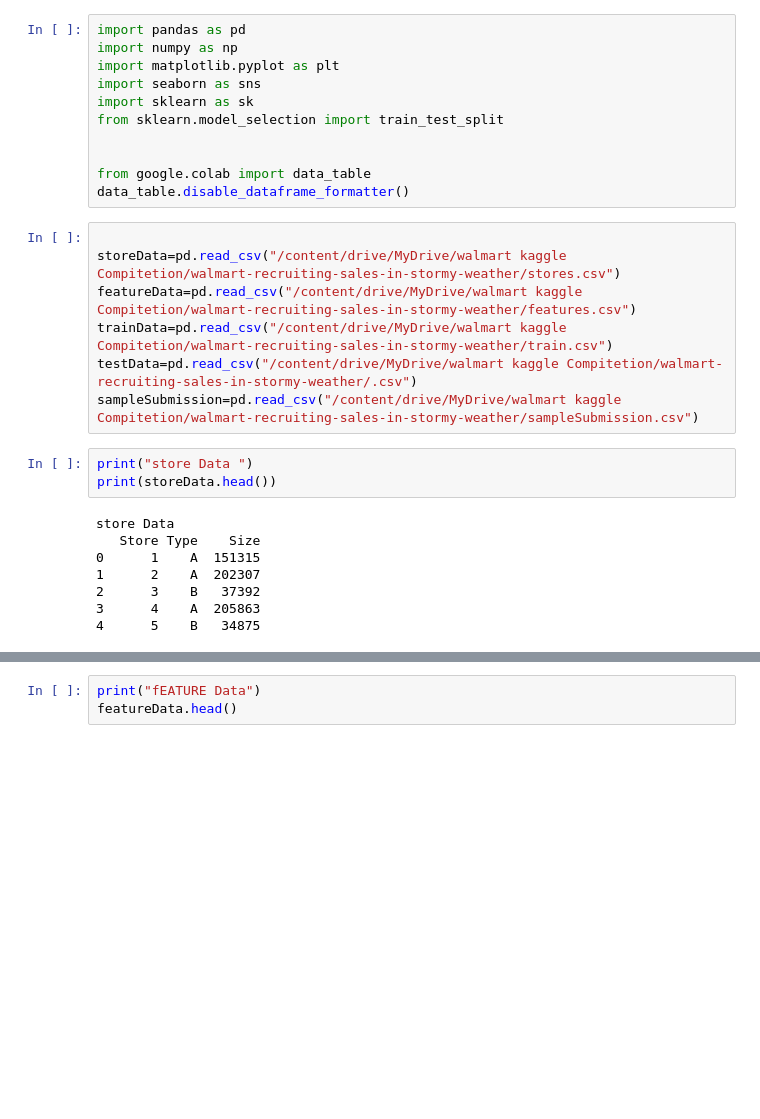
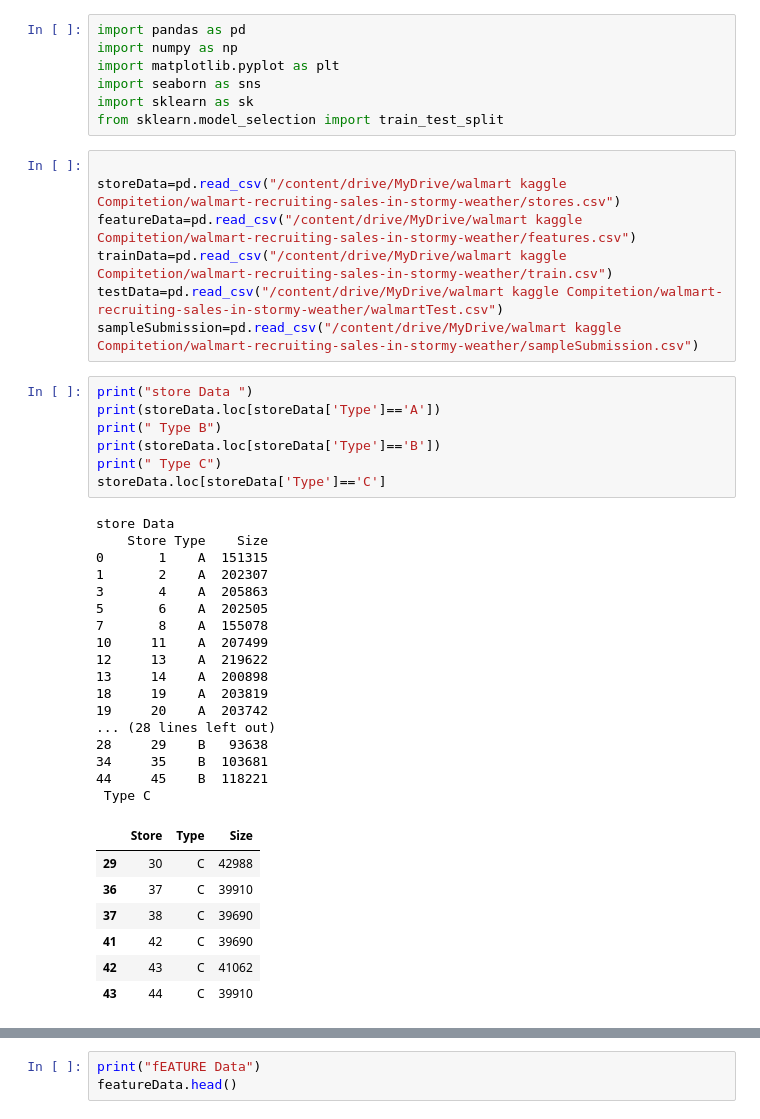
Before and after one commit to akashnarwal7/Walmart-kaggle-Compitetion, a Jupyter notebook: Walmart_Sales_Forecasting.ipynb, the cells around one changed output, grey strips where cells are left out. Cells and saved outputs as stored; diff of their text form; blank space fills up the shorter version.

```diff
--- a/Walmart_Sales_Forecasting.ipynb
+++ b/Walmart_Sales_Forecasting.ipynb
@@ -12,25 +12,42 @@ import matplotlib.pyplot as plt
 import seaborn as sns
 import sklearn as sk
 from sklearn.model_selection import train_test_split
-
-
-from google.colab import data_table
-data_table.disable_dataframe_formatter()
 # %%
 
 storeData=pd.read_csv("/content/drive/MyDrive/walmart kaggle Compitetion/walmart-recruiting-sales-in-stormy-weather/stores.csv")
 featureData=pd.read_csv("/content/drive/MyDrive/walmart kaggle Compitetion/walmart-recruiting-sales-in-stormy-weather/features.csv")
 trainData=pd.read_csv("/content/drive/MyDrive/walmart kaggle Compitetion/walmart-recruiting-sales-in-stormy-weather/train.csv")
-testData=pd.read_csv("/content/drive/MyDrive/walmart kaggle Compitetion/walmart-recruiting-sales-in-stormy-weather/.csv")
+testData=pd.read_csv("/content/drive/MyDrive/walmart kaggle Compitetion/walmart-recruiting-sales-in-stormy-weather/walmartTest.csv")
 sampleSubmission=pd.read_csv("/content/drive/MyDrive/walmart kaggle Compitetion/walmart-recruiting-sales-in-stormy-weather/sampleSubmission.csv")
-# %%
-print("store Data ")
-print(storeData.head())
-# %% [output]
-store Data
-   Store Type    Size
-0      1    A  151315
-1      2    A  202307
-2      3    B   37392
-3      4    A  205863
-4      5    B   34875
+# %%
+print("store Data ")
+print(storeData.loc[storeData['Type']=='A'])
+print(" Type B")
+print(storeData.loc[storeData['Type']=='B'])
+print(" Type C")
+storeData.loc[storeData['Type']=='C']
+# %% [output]
+store Data
+    Store Type    Size
+0       1    A  151315
+1       2    A  202307
+3       4    A  205863
+5       6    A  202505
+7       8    A  155078
+10     11    A  207499
+12     13    A  219622
+13     14    A  200898
+18     19    A  203819
+19     20    A  203742
+... (28 lines left out)
+28     29    B   93638
+34     35    B  103681
+44     45    B  118221
+ Type C
+|  | Store | Type | Size |
+| 29 | 30 | C | 42988 |
+| 36 | 37 | C | 39910 |
+| 37 | 38 | C | 39690 |
+| 41 | 42 | C | 39690 |
+| 42 | 43 | C | 41062 |
+| 43 | 44 | C | 39910 |
```
Also changed, not shown: parts of 5 cells of this notebook.
